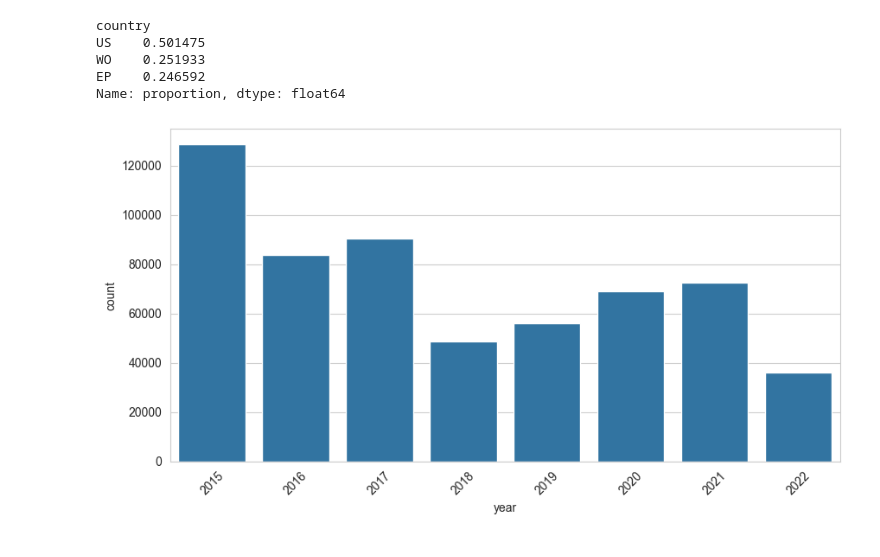
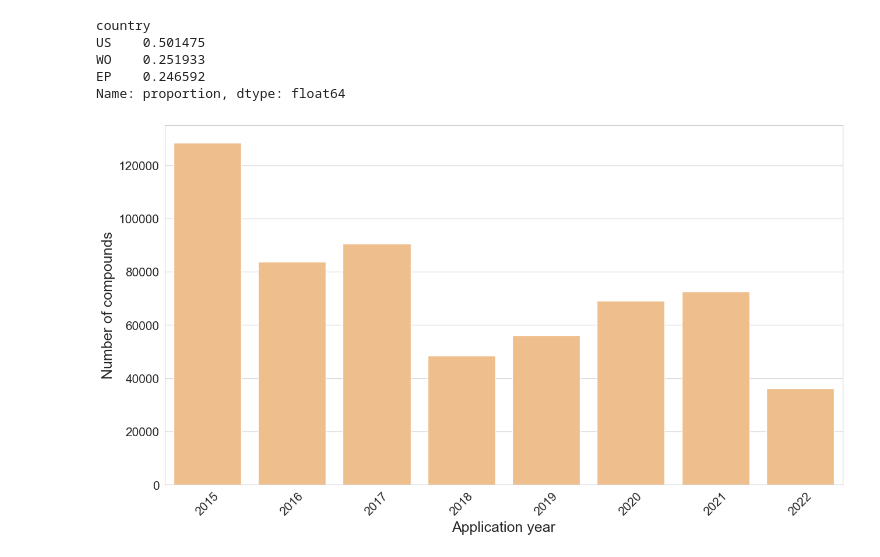
Before and after one commit to AspirinCode/patent-clinical-candidate-characteristics, a Jupyter notebook: notebooks/3_1_chemical_database_overlap.ipynb, the cells around one changed output. Drawn from its saved outputs; the diff is of its cells as text; code cells hidden in the pictures.

```diff
--- a/notebooks/3_1_chemical_database_overlap.ipynb
+++ b/notebooks/3_1_chemical_database_overlap.ipynb
@@ -160,13 +159,16 @@ WO    0.251933
 EP    0.246592
 Name: proportion, dtype: float64
 # %%
-plt.figure(figsize=(10, 5))
-sns.countplot(
-    x="year",
-    data=surechembl_only_df,
+plt.figure(figsize=(15, 8))
+sns.countplot(x="year", data=surechembl_only_df, color="#ffbe7d")
+plt.xlabel("Application year", fontsize=18)
+plt.ylabel("Number of compounds", fontsize=18)
+plt.xticks(
+    rotation=35,
 )
-plt.xticks(rotation=45)
-plt.savefig(f"{FIG_DIR}/figure_2b.png", dpi=400)
+plt.xticks(rotation=45, fontsize=15)
+plt.yticks(fontsize=15)
+plt.savefig(f"{FIG_DIR}/figure_3b.png", dpi=400)
 plt.show()
 # %% [output]
-[figure, old version]
+[figure, new version]
```
Also changed, not shown: parts of 1 cell of this notebook, 4 other files.
